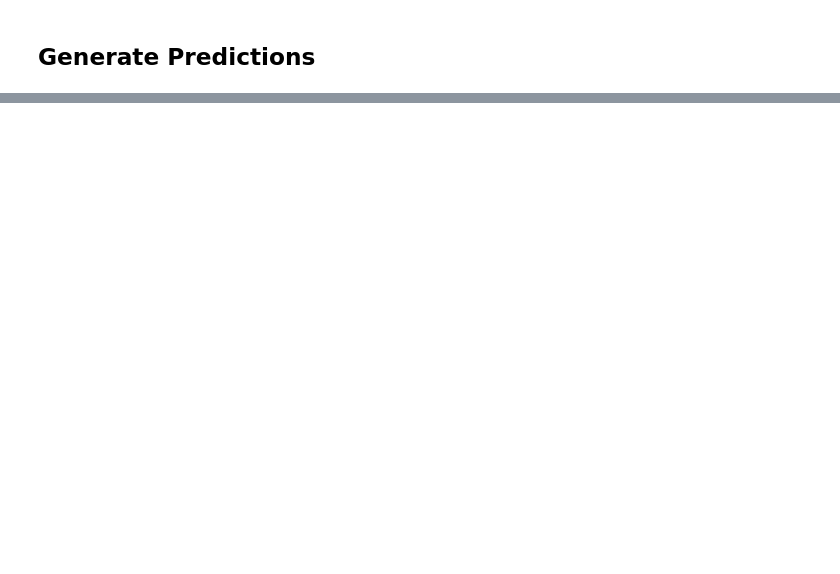
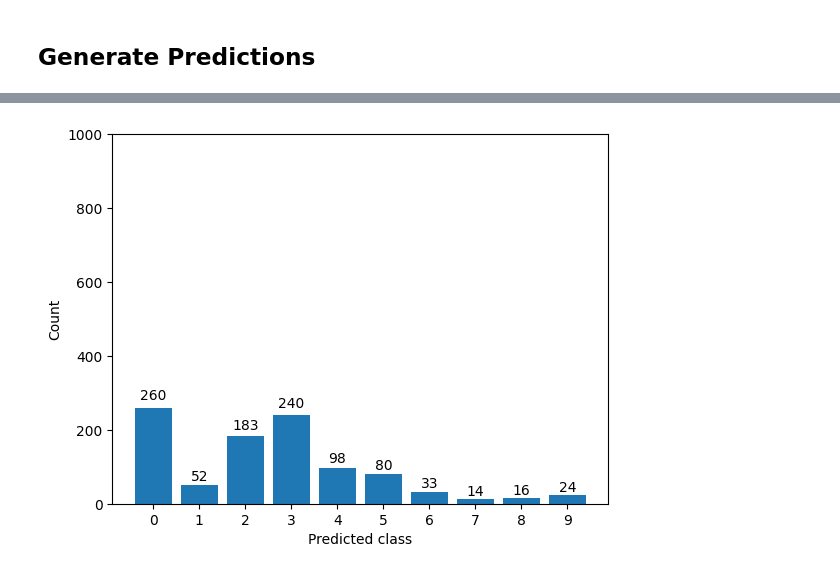
Before and after one commit to seungjaeryanlee/pure-noise, a Jupyter notebook: analysis_histogram.ipynb, the cells around one changed output, grey strips where cells are left out. Drawn from its saved outputs; the diff is of its cells as text; code cells hidden in the pictures; blank space fills up the shorter version.

```diff
--- a/analysis_histogram.ipynb
+++ b/analysis_histogram.ipynb
@@ -121,0 +151,36 @@ fig.show()
+# %%
+with torch.no_grad():
+    ood_preds = []
+
+    for _, (inputs, _) in enumerate(ood_loader):
+        inputs = inputs.to(device)
+        inputs = normalizer(inputs)
+        outputs = net(inputs)
+        _, preds = torch.max(outputs, 1)
+        ood_preds.extend(preds.cpu().tolist())
+
+ood_preds = np.array(ood_preds)
+# %%
+from collections import Counter
+
+ood_preds_counter = Counter(ood_preds)
+# %%
+import matplotlib.pyplot as plt
+
+fig, ax = plt.subplots()
+bar = ax.bar(np.arange(CONFIG.num_classes), height=[ood_preds_counter[k] for k in np.arange(CONFIG.num_classes)])
+ax.set_xticks(np.arange(CONFIG.num_classes))
+ax.set_xlabel("Predicted class")
+ax.set_ylabel("Count")
+
+for rect in bar:
+    height = rect.get_height()
+    if height > 0:
+        ax.text(rect.get_x() + rect.get_width()/2, 1.05*height, str(height), ha="center", va="bottom")
+# ax.set_title(f"Histogram for {CONFIG.checkpoint_filename}")
+
+ax.set_ylim(0, 1000)
+fig.savefig("prior_histogram_ood.png")
+fig.show()
+# %% [output]
+[figure, added]
```
Also changed, not shown: parts of 7 cells of this notebook.
